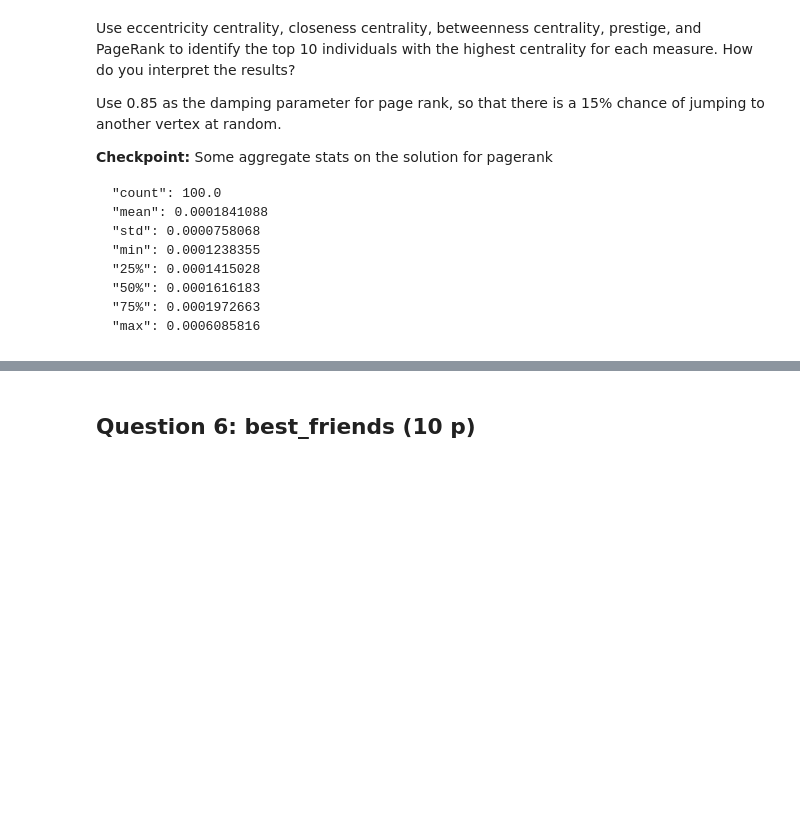
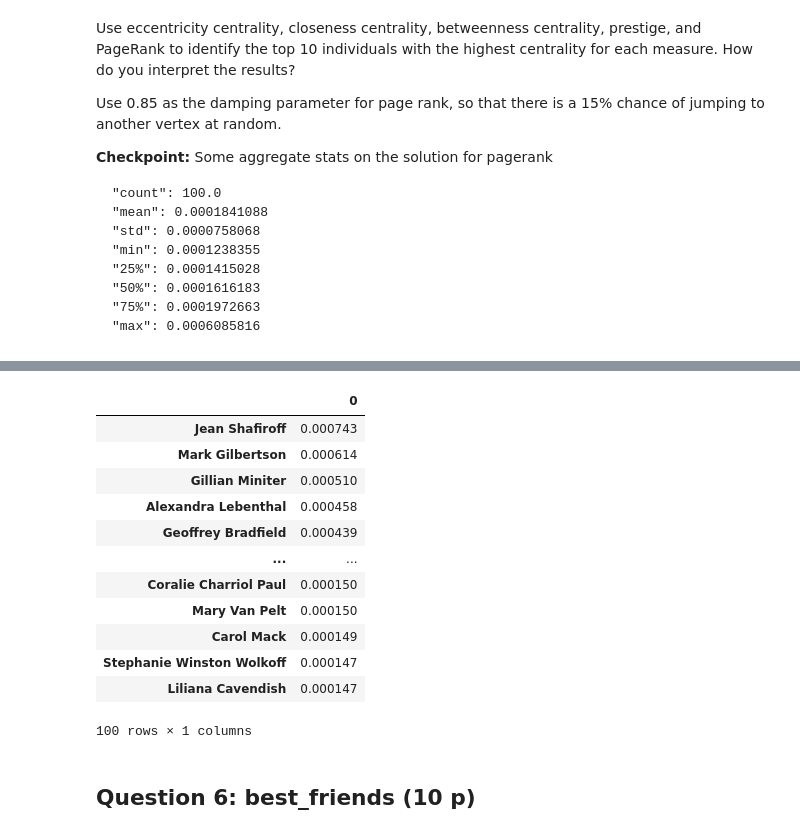
Before and after one commit to shuysman/csci550-miniproject1, a Jupyter notebook: mini_project_1_graph.ipynb, the cells around one changed output, grey strips where cells are left out. Cells and saved outputs as stored; diff of their text form; code cells hidden in the pictures; blank space fills up the shorter version.

```diff
--- a/mini_project_1_graph.ipynb
+++ b/mini_project_1_graph.ipynb
@@ -721,0 +780,3 @@ Use 0.85 as the damping parameter for page rank, so that there is a 15% chance o
+# %%
+page_rank = nx.pagerank(G, alpha = 0.85)
+page_rank["Jean Shafiroff"]
@@ -721,0 +785,3 @@ Use 0.85 as the damping parameter for page rank, so that there is a 15% chance o
+# %%
+page_rank_df = pd.DataFrame.from_dict(page_rank, orient = "index")
+page_rank_df.describe()
@@ -722,3 +798,19 @@ Use 0.85 as the damping parameter for page rank, so that there is a 15% chance o
+# %%
+page_rank_df.sort_values(by = 0, ascending = False)[0:100]
+# %% [output]
+|  | 0 |
+| Jean Shafiroff | 0.000743 |
+| Mark Gilbertson | 0.000614 |
+| Gillian Miniter | 0.000510 |
+| Alexandra Lebenthal | 0.000458 |
+| Geoffrey Bradfield | 0.000439 |
+| ... | ... |
+| Coralie Charriol Paul | 0.000150 |
+| Mary Van Pelt | 0.000150 |
+| Carol Mack | 0.000149 |
+| Stephanie Winston Wolkoff | 0.000147 |
+| Liliana Cavendish | 0.000147 |
+100 rows × 1 columns
 # %% [markdown]
 ## Question 6: best_friends (10 p)
 # %% [markdown]
```
Also changed, not shown: parts of 19 cells of this notebook.
